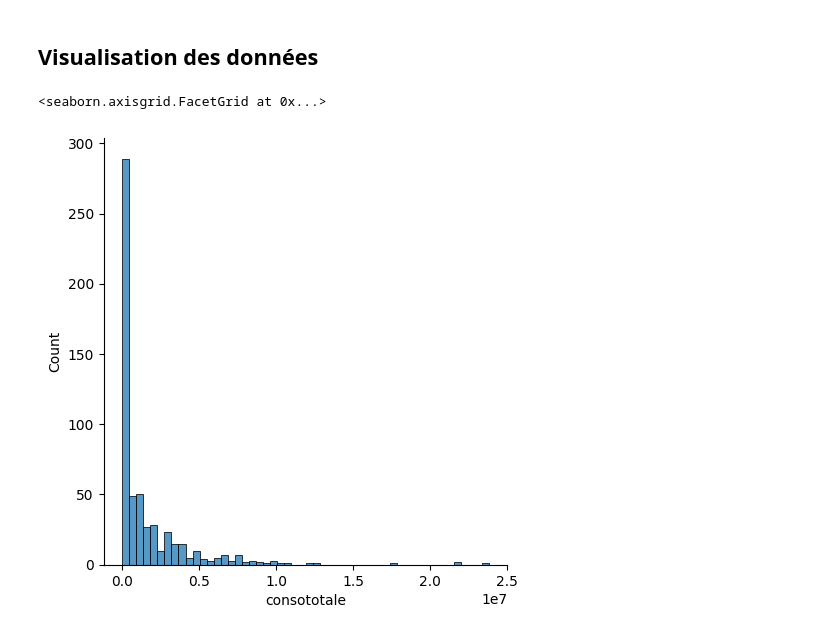
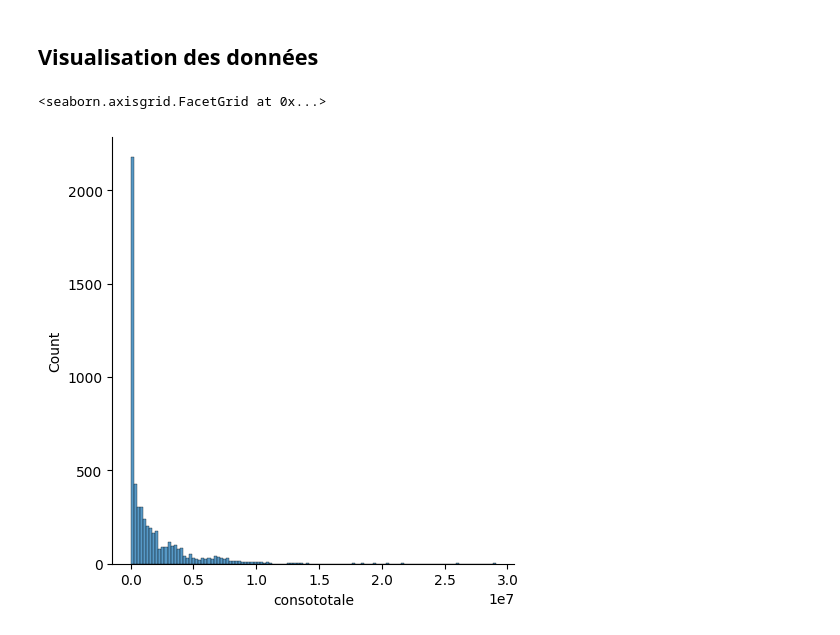
Before and after one commit to svngoku/Pyspark-pour-les-datas-engineers, a Jupyter notebook: intro_to_pyspark.ipynb, the cells around one changed output. Drawn from its saved outputs; the diff is of its cells as text; code cells hidden in the pictures.

Commit message:
adding graphs to the notebook part 2

```diff
--- a/intro_to_pyspark.ipynb
+++ b/intro_to_pyspark.ipynb
@@ -325,7 +325,7 @@ conso_elec_gaz_annuelle.agg(
 # %% [markdown]
 ## Visualisation des données
 # %%
-sns.displot(conso_2021.toPandas(), x="consototale")
+sns.displot(conso_elec_gaz_annuelle.toPandas(), x="consototale")
 # %% [output]
 <seaborn.axisgrid.FacetGrid at 0x...>
-[figure, old version]
+[figure, new version]
```
Also changed, not shown: parts of 1 cell of this notebook.
